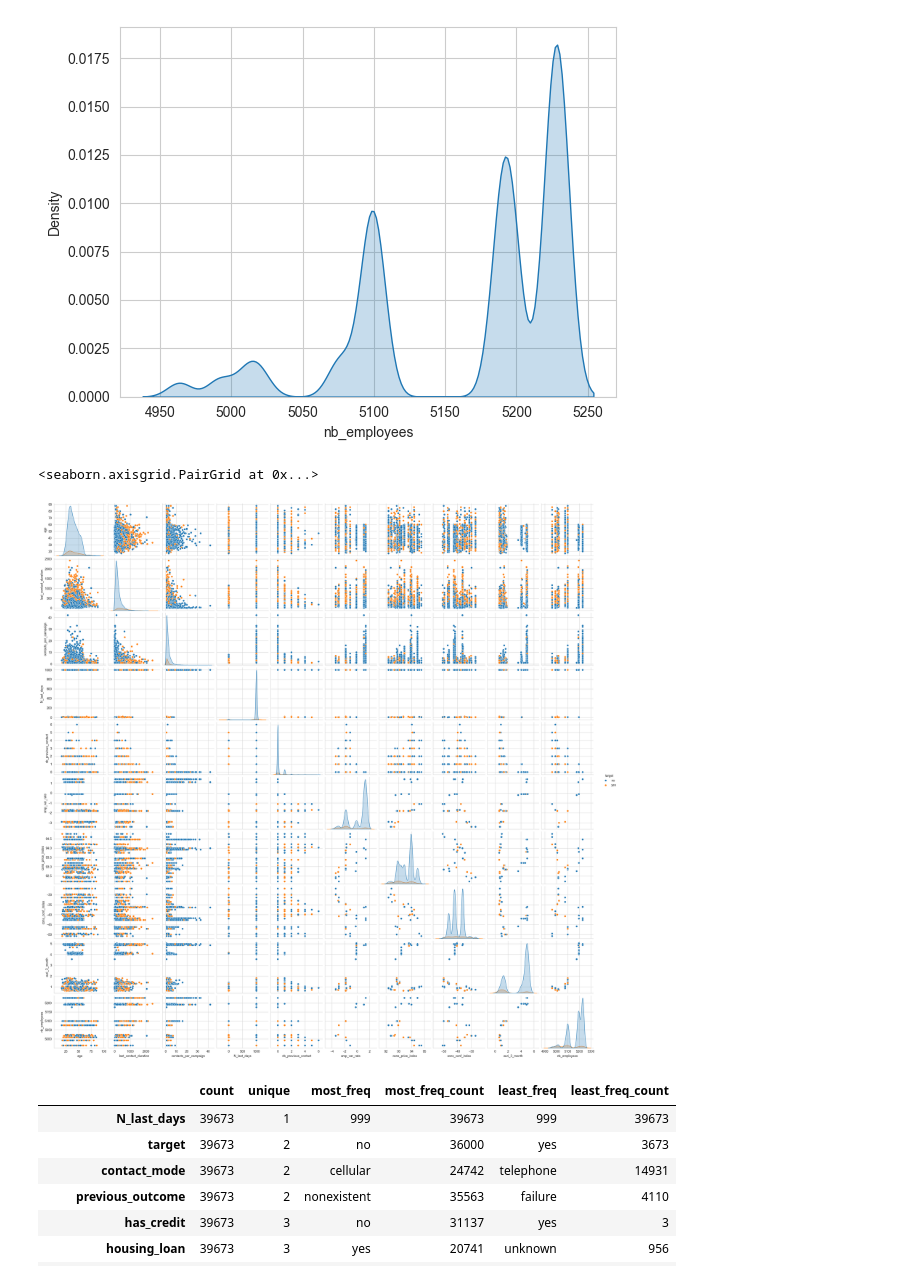
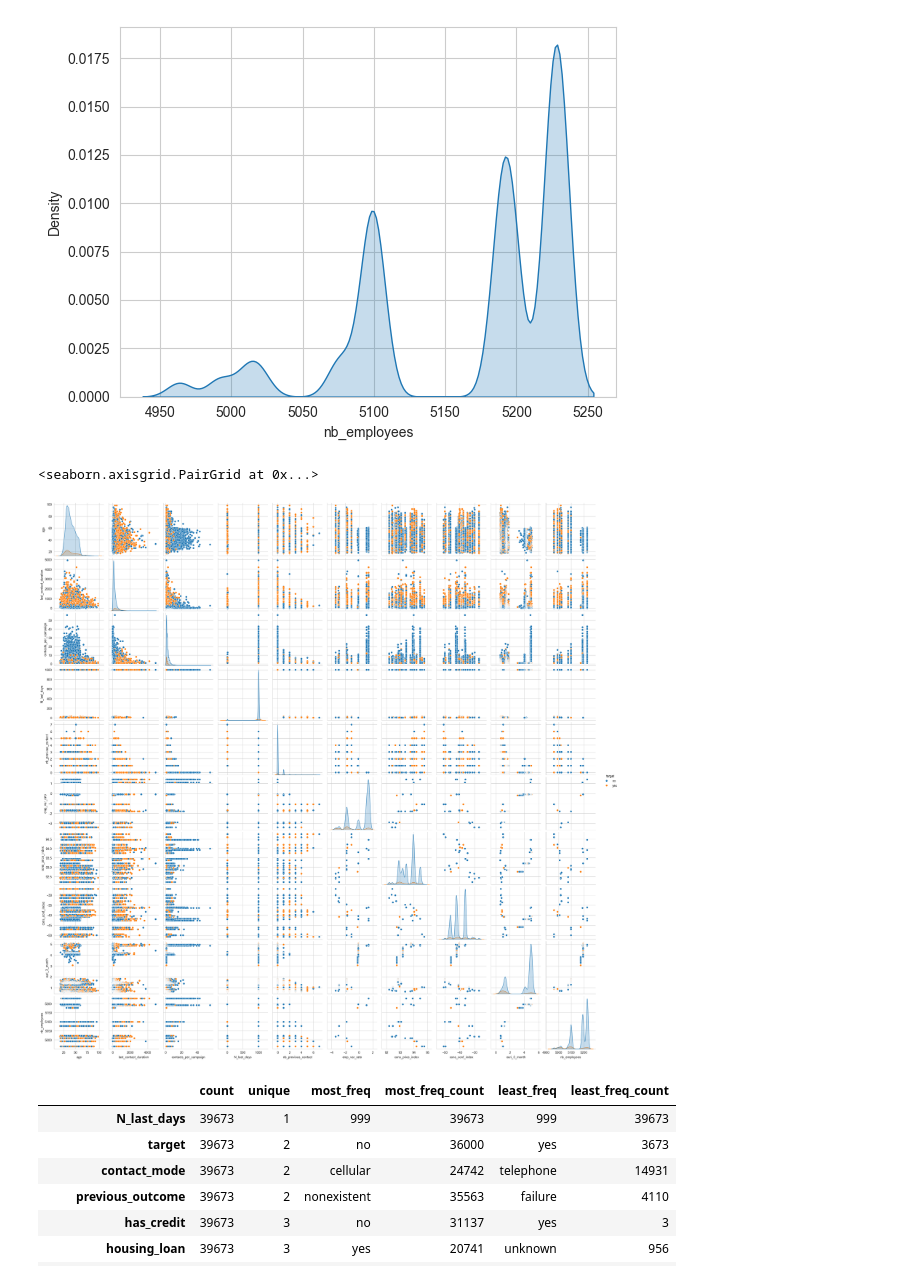
Before and after one commit to timofeytkachenko/2021.ai_test_task, a Jupyter notebook: test_task.ipynb, the cells around one changed output. Cells and saved outputs as stored; diff of their text form; code cells hidden in the pictures.

```diff
--- a/test_task.ipynb
+++ b/test_task.ipynb
@@ -349,15 +1053,13 @@ for col in df.select_dtypes(include=["int64", "float64"]).columns:
 [figure]
 # %%
 sns.pairplot(
-    df[
-        df.select_dtypes(include=["int64", "float64"]).columns.tolist() + ["target"]
-    ].sample(n=5000, random_state=42),
+    df[df.select_dtypes(include=["int64", "float64"]).columns.tolist() + ["target"]],
     hue="target",
     diag_kind="kde",
 )
 # %% [output]
 <seaborn.axisgrid.PairGrid at 0x...>
-[figure, old version]
+[figure, new version]
 # %%
 # N_last_days = 999 means that the customer has no previous contacts
 df[df["N_last_days"] == 999].stb.counts()
```
Also changed, not shown: parts of 61 cells of this notebook, 1 other file.
